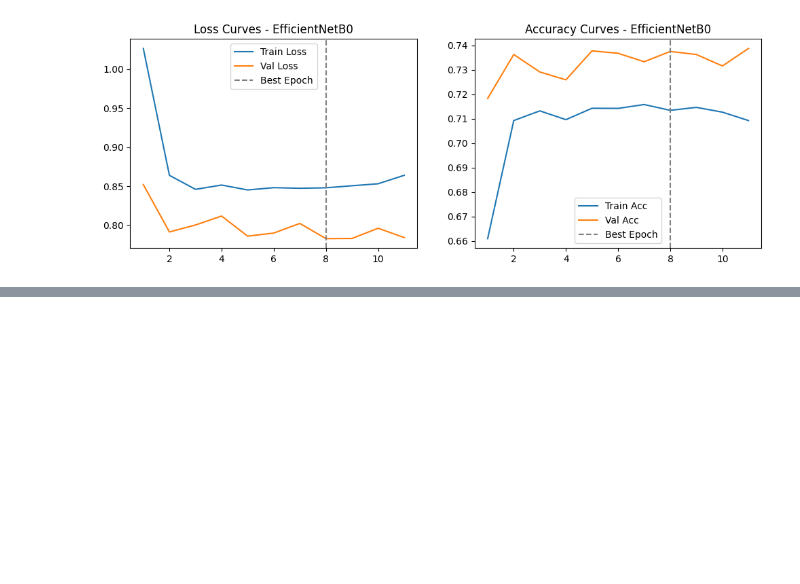
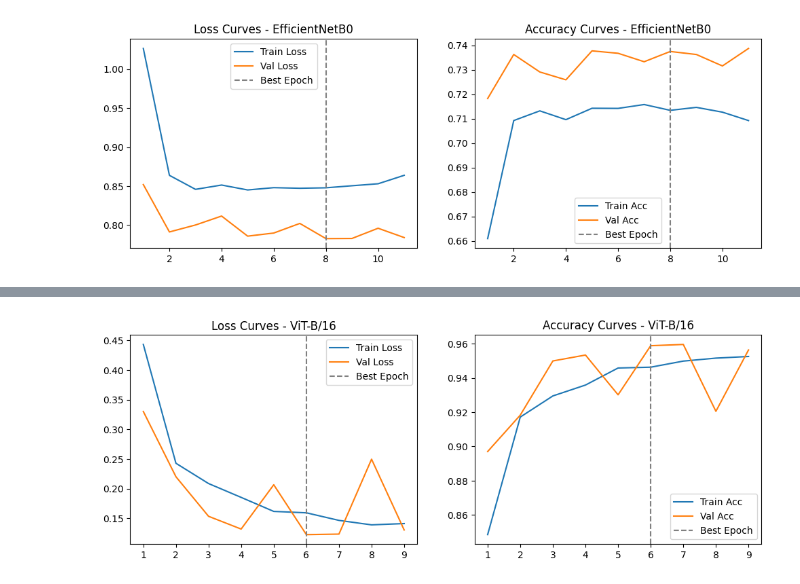
Before and after one commit to dboutzounis/Satellite-Data-Comparative-Study, a Jupyter notebook: satellite_image_classification.ipynb, the cells around one changed output, grey strips where cells are left out. Drawn from its saved outputs; the diff is of its cells as text; code cells hidden in the pictures; blank space fills up the shorter version.

Commit message:
ran vit model

```diff
--- a/satellite_image_classification.ipynb
+++ b/satellite_image_classification.ipynb
@@ -640,0 +665,21 @@ val_test_transform = transforms.Compose(
+# %%
+reproducibility()
+
+vit = models.vit_b_16(weights=models.ViT_B_16_Weights.IMAGENET1K_V1)
+in_features = vit.heads.head.in_features
+vit.heads.head = nn.Linear(in_features, num_classes)
+vit = vit.to(device)
+
+criterion = nn.CrossEntropyLoss()
+
+optimizer = optim.AdamW(vit.parameters(), 3e-4)
+
+results_vit = train_model(
+    model=vit,
+    train_loader=train_loader_vit,
+    val_loader=val_loader_vit,
+    test_loader=test_loader_vit,
+    optimizer=optimizer,
+    criterion=criterion,
+    num_epochs=15,
+)
@@ -640,0 +700,4 @@ val_test_transform = transforms.Compose(
+# %%
+plot_train_curves(results_vit, "ViT-B/16")
+# %% [output]
+[figure, added]
```
Also changed, not shown: parts of 7 cells of this notebook.
